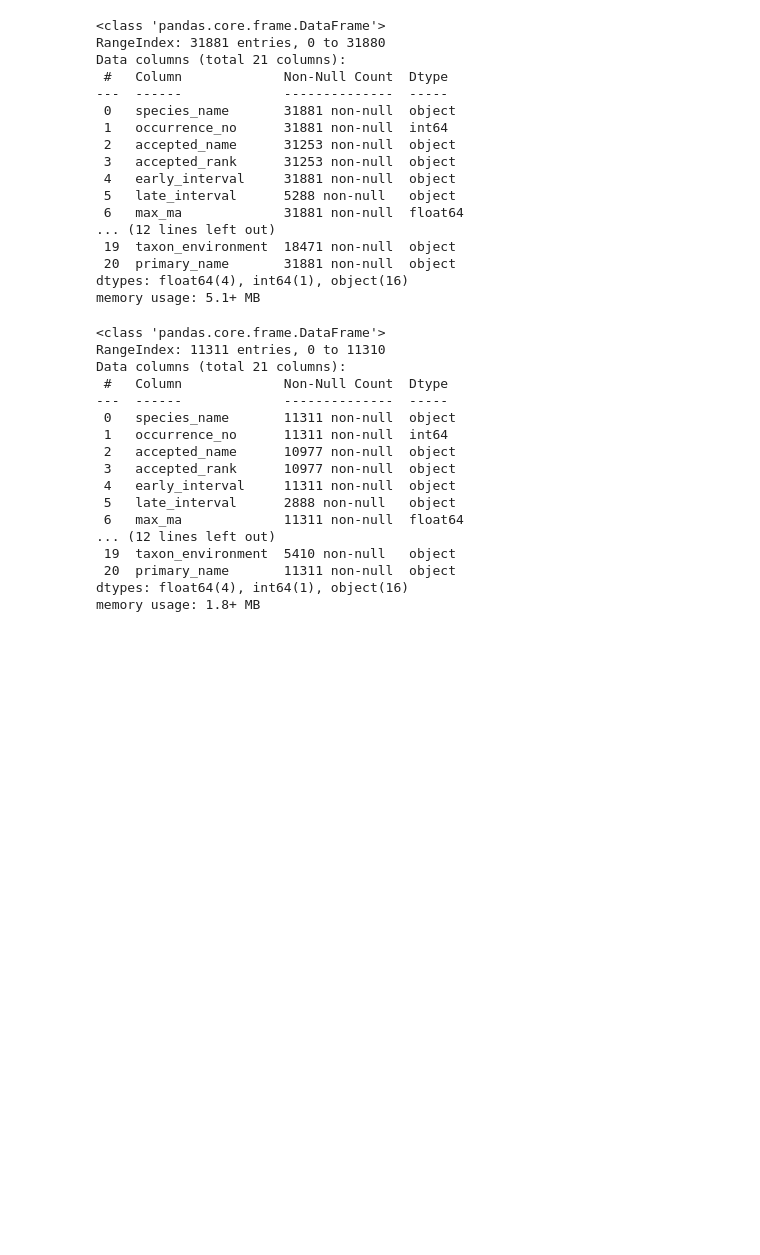
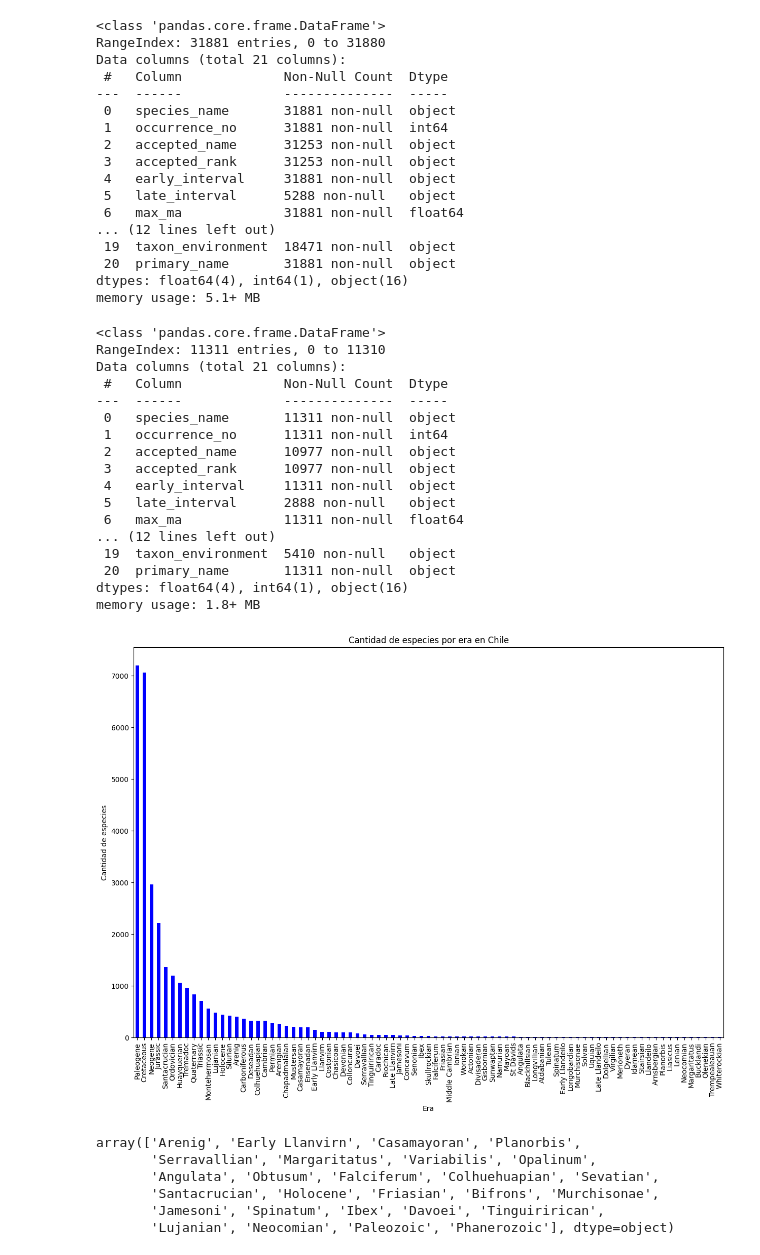
Before and after one commit to ignaciopinilla/Proye-Imt2200, a Jupyter notebook: limpieza.ipynb, the cells around one changed output. Cells and saved outputs as stored; diff of their text form; code cells hidden in the pictures; blank space fills up the shorter version.

```diff
--- a/limpieza.ipynb
+++ b/limpieza.ipynb
@@ -803,0 +438,25 @@ antartica_df['era_late'] = antartica_df.apply(assign_era, axis=1)
+# %%
+#Hagamos un histograma que muestre la cantidad de especies por era en Chile por columna de era_early
+argentina_df['era_early'].value_counts().plot(kind='bar', color='blue', figsize=(15, 10))
+plt.title('Cantidad de especies por era en Chile')
+plt.xlabel('Era')
+plt.ylabel('Cantidad de especies')
+plt.show()
+# %% [output]
+[figure, added]
+# %%
+#Muestrame todas las eras que esten en era_early
+antartica_df['era_early'].unique()
+chile_df['era_early'].unique()
+argentina_df['era_early'].unique()
+
+
+eras_filtradas = ['Rhyacian', 'Orosirian', 'Statherian', 'Calymmian', 'Ectasian', 'Stenian', 'Tonian', 'Cryogenian', 'Ediacaran', 'Cambrian', 'Ordovician', 'Silurian', 'Devonian', 'Carboniferous', 'Permian', 'Triassic', 'Jurassic', 'Cretaceous', 'Paleogene', 'Neogene', 'Quaternary']
+chile_df[~chile_df['era_early'].isin(eras_filtradas)]['era_early'].unique()
+# %% [output]
+array(['Arenig', 'Early Llanvirn', 'Casamayoran', 'Planorbis',
+       'Serravallian', 'Margaritatus', 'Variabilis', 'Opalinum',
+       'Angulata', 'Obtusum', 'Falciferum', 'Colhuehuapian', 'Sevatian',
+       'Santacrucian', 'Holocene', 'Friasian', 'Bifrons', 'Murchisonae',
+       'Jamesoni', 'Spinatum', 'Ibex', 'Davoei', 'Tinguirirican',
+       'Lujanian', 'Neocomian', 'Paleozoic', 'Phanerozoic'], dtype=object)
```
Also changed, not shown: parts of 10 cells of this notebook, 1 other file.
